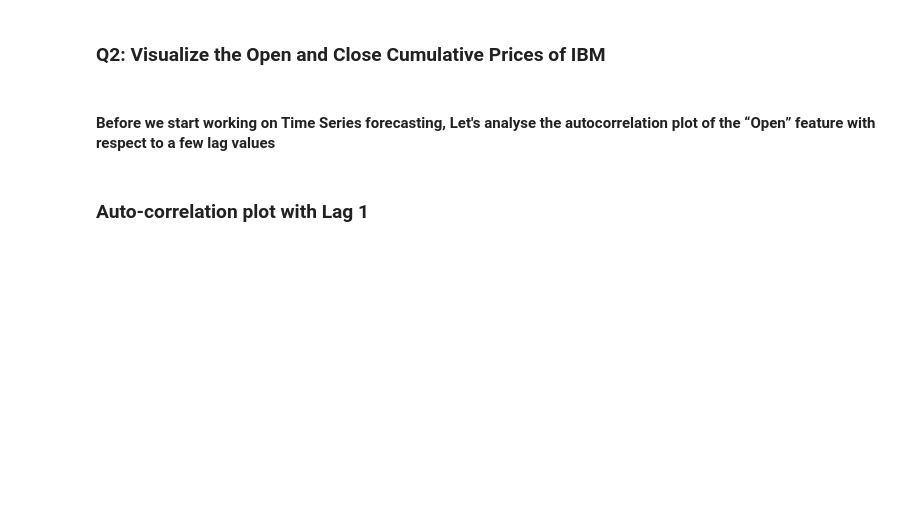
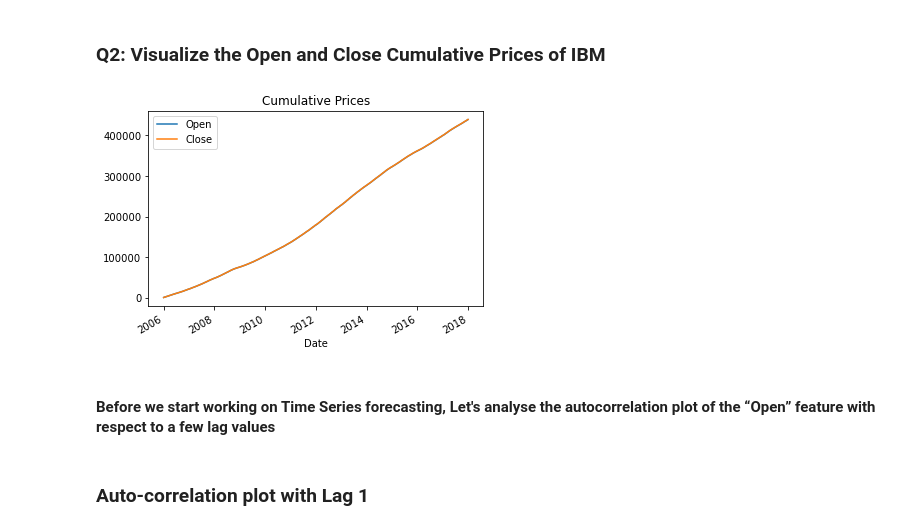
Before and after one commit to mshayganfar/mec-mini-projects, a Jupyter notebook: mec-18.5.1-time-series-analysis-mini-project/Mini_Project_Time_Series_Forecasting.ipynb, the cells around one changed output. Cells and saved outputs as stored; diff of their text form; code cells hidden in the pictures; blank space fills up the shorter version.

```diff
--- a/mec-18.5.1-time-series-analysis-mini-project/Mini_Project_Time_Series_Forecasting.ipynb
+++ b/mec-18.5.1-time-series-analysis-mini-project/Mini_Project_Time_Series_Forecasting.ipynb
@@ -51,5 +79,10 @@ plt.title('IBM Returns');
 # %% [markdown]
 ### Q2: Visualize the Open and Close Cumulative Prices of IBM
+# %%
+dr.cumsum().plot()
+plt.title('Cumulative Prices');
+# %% [output]
+[figure, added]
 # %% [markdown]
 ####  Before we start working on Time Series forecasting, Let's analyse the autocorrelation plot of the “Open” feature with respect to a few lag values
 # %% [markdown]
```
Also changed, not shown: parts of 44 cells of this notebook.
